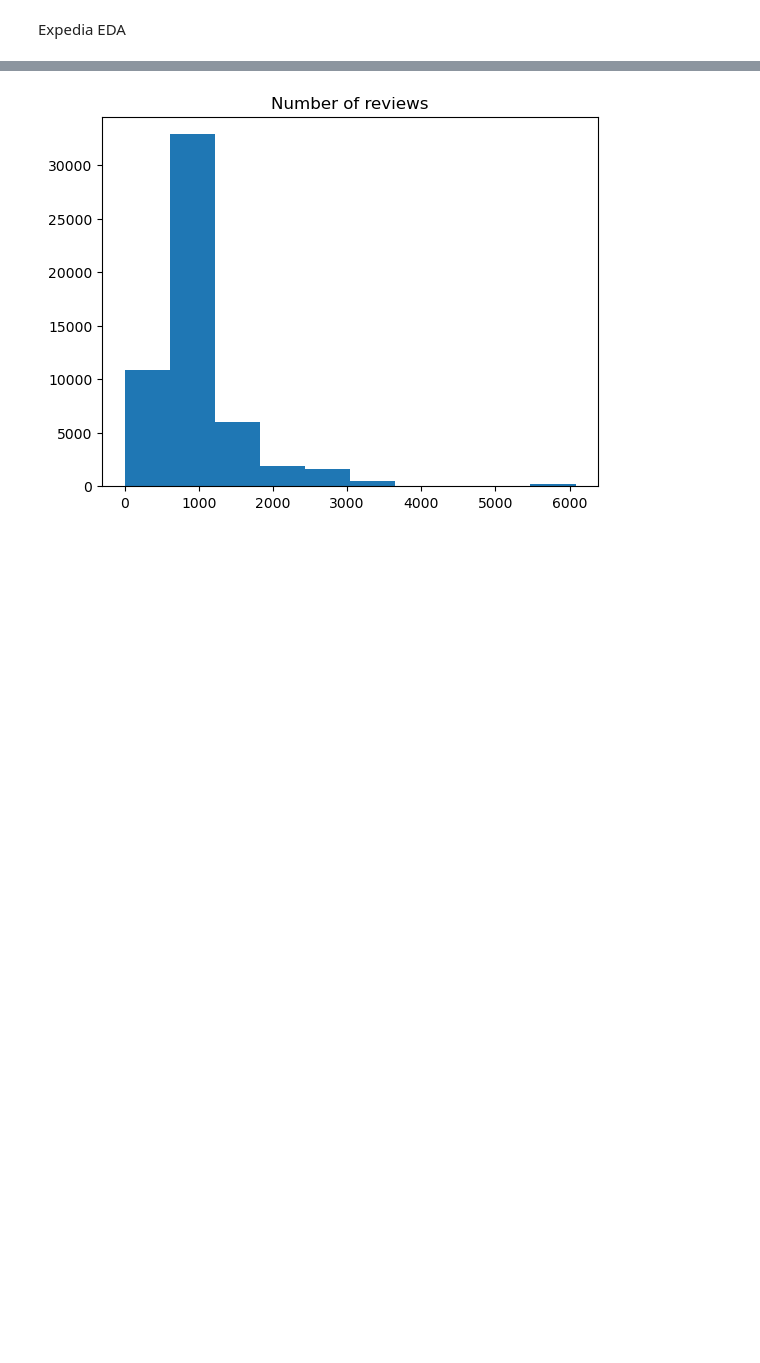
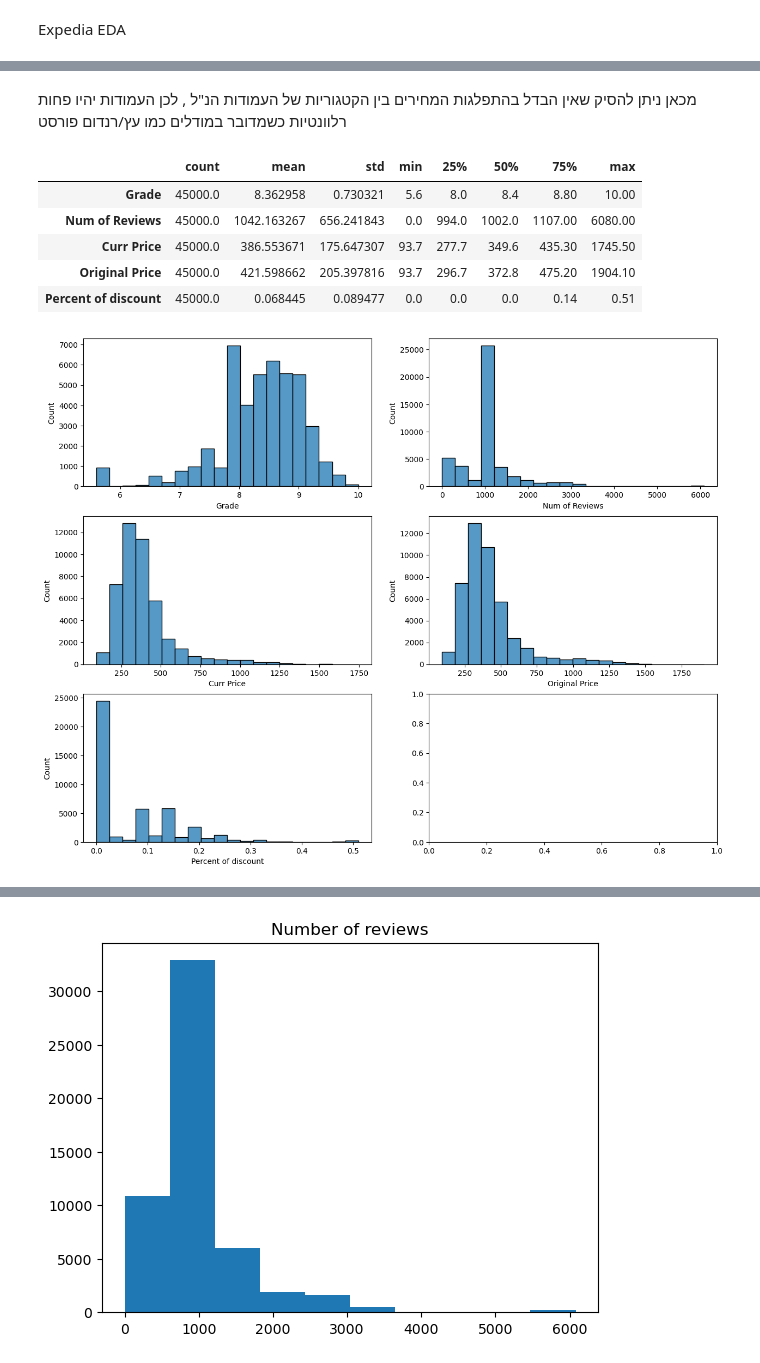
Before and after one commit to yarinr25/DSF---final-project, a Jupyter notebook: Notebooks/main.ipynb, the cells around one changed output, grey strips where cells are left out. Drawn from its saved outputs; the diff is of its cells as text; code cells hidden in the pictures; blank space fills up the shorter version.

```diff
--- a/Notebooks/main.ipynb
+++ b/Notebooks/main.ipynb
@@ -282,0 +287,17 @@ Expedia EDA
+# %% [markdown]
+מכאן ניתן להסיק שאין הבדל בהתפלגות המחירים בין הקטגוריות של העמודות הנ"ל , לכן העמודות יהיו פחות רלוונטיות כשמדובר במודלים כמו עץ/רנדום פורסט
+# %%
+cols = expedia_df.columns[5:10]
+fig,axes = plt.subplots(3,2,figsize=(15,12))
+for col,ax in zip(cols,axes.flatten()):
+    sns.histplot(data=expedia_df,x=col,ax=ax, bins=20)
+
+expedia_df[cols].describe().T
+# %% [output]
+|  | count | mean | std | min | 25% | 50% | 75% | max |
+| Grade | 45000.0 | 8.362958 | 0.730321 | 5.6 | 8.0 | 8.4 | 8.80 | 10.00 |
+| Num of Reviews | 45000.0 | 1042.163267 | 656.241843 | 0.0 | 994.0 | 1002.0 | 1107.00 | 6080.00 |
+| Curr Price | 45000.0 | 386.553671 | 175.647307 | 93.7 | 277.7 | 349.6 | 435.30 | 1745.50 |
+| Original Price | 45000.0 | 421.598662 | 205.397816 | 93.7 | 296.7 | 372.8 | 475.20 | 1904.10 |
+| Percent of discount | 45000.0 | 0.068445 | 0.089477 | 0.0 | 0.0 | 0.0 | 0.14 | 0.51 |
+[figure, added]
```
Also changed, not shown: parts of 82 cells of this notebook.
